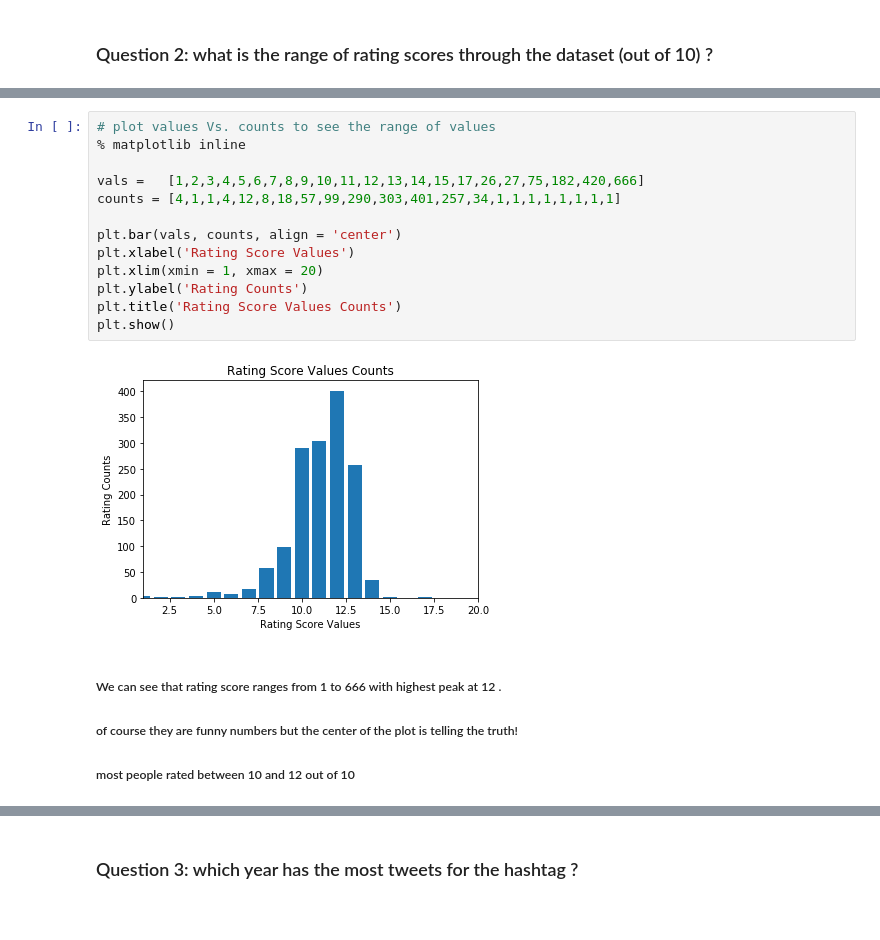
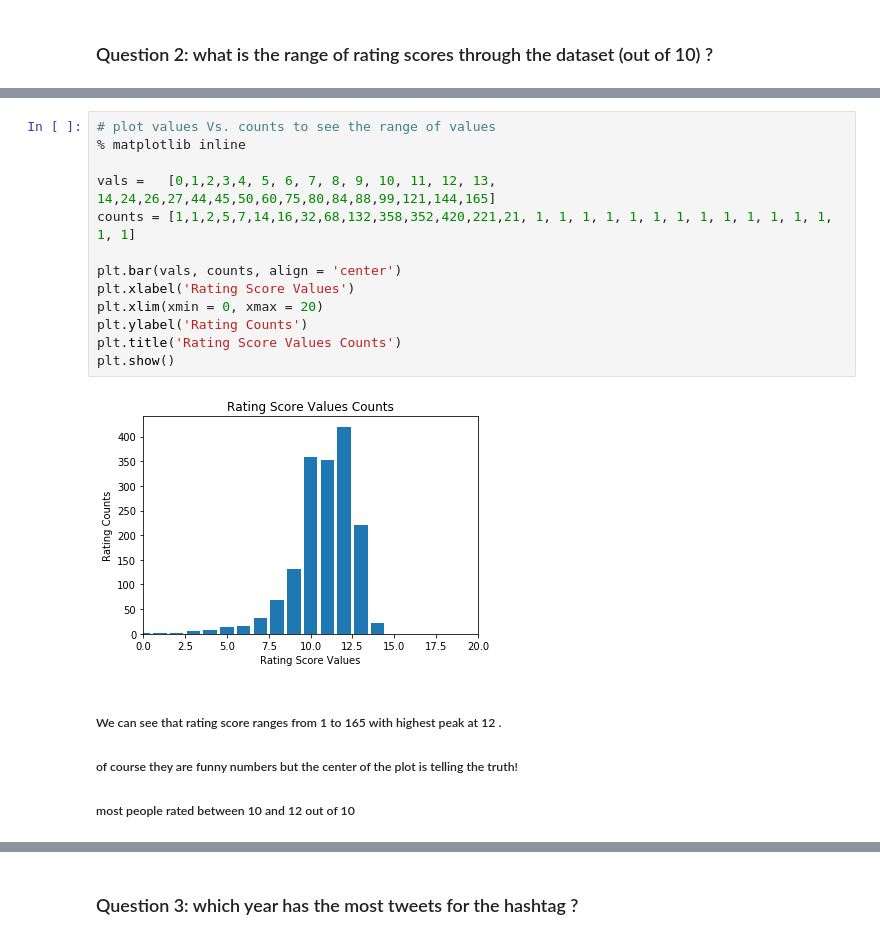
Before and after one commit to AhmedEweed/Rate-Dogs, a Jupyter notebook: wrangle_act.ipynb, the cells around one changed output, grey strips where cells are left out. Cells and saved outputs as stored; diff of their text form.

```diff
--- a/wrangle_act.ipynb
+++ b/wrangle_act.ipynb
@@ -779,19 +802,19 @@ Name: rating_numerator, dtype: int64
 # %%
 # plot values Vs. counts to see the range of values
 % matplotlib inline
 
-vals =   [1,2,3,4,5,6,7,8,9,10,11,12,13,14,15,17,26,27,75,182,420,666]
-counts = [4,1,1,4,12,8,18,57,99,290,303,401,257,34,1,1,1,1,1,1,1,1]
+vals =   [0,1,2,3,4, 5, 6, 7, 8, 9, 10, 11, 12, 13, 14,24,26,27,44,45,50,60,75,80,84,88,99,121,144,165]
+counts = [1,1,2,5,7,14,16,32,68,132,358,352,420,221,21, 1, 1, 1, 1, 1, 1, 1, 1, 1, 1, 1, 1, 1, 1, 1]
 
 plt.bar(vals, counts, align = 'center')
 plt.xlabel('Rating Score Values')
-plt.xlim(xmin = 1, xmax = 20)
+plt.xlim(xmin = 0, xmax = 20)
 plt.ylabel('Rating Counts')
 plt.title('Rating Score Values Counts')
 plt.show()
 # %% [output]
-[figure, old version]
+[figure, new version]
 # %% [markdown]
-##### We can see that rating score ranges from 1 to 666 with highest peak at 12 .
+##### We can see that rating score ranges from 1 to 165 with highest peak at 12 .
 ##### of course they are funny numbers but the center of the plot is telling the truth!
 ##### most people rated between 10 and 12 out of 10
```
Also changed, not shown: parts of 35 cells of this notebook, 2 other files.
